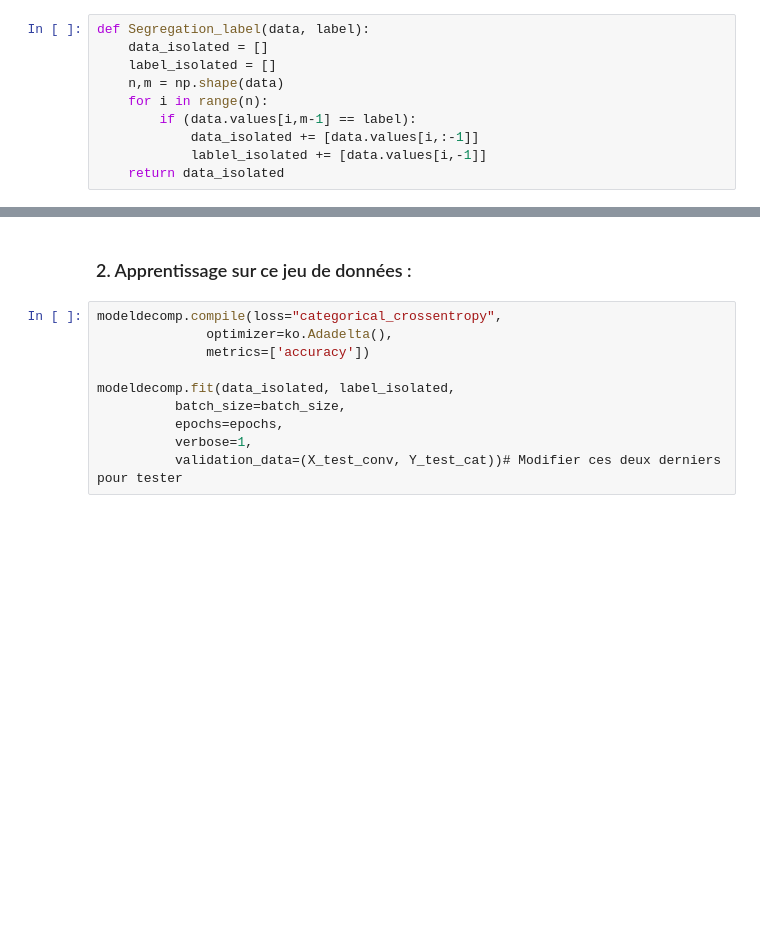
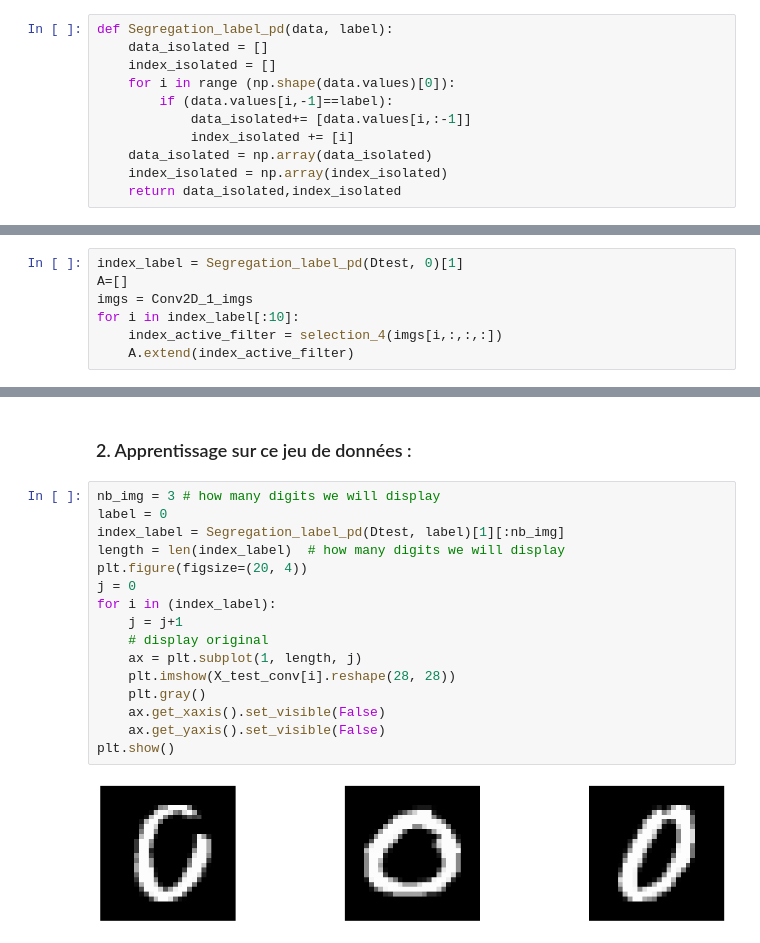
Before and after one commit to rgear/projet_BE, a Jupyter notebook: Mnist_intermediaire.ipynb, the cells around one changed output, grey strips where cells are left out. Saved outputs shown, nothing was run; the diff lists cells and outputs as text; blank space fills up the shorter version.

```diff
--- a/Mnist_intermediaire.ipynb
+++ b/Mnist_intermediaire.ipynb
@@ -382,12 +356,13 @@ plt.show()
 # %% [markdown]
 ### 1. Isolement des données :
 # %%
-def Segregation_label(data, label):
+def Segregation_label_pd(data, label):
     data_isolated = []
-    label_isolated = []
-    n,m = np.shape(data)
-    for i in range(n):
-        if (data.values[i,m-1] == label):
-            data_isolated += [data.values[i,:-1]]
-            lablel_isolated += [data.values[i,-1]]
-    return data_isolated
+    index_isolated = []
+    for i in range (np.shape(data.values)[0]):
+        if (data.values[i,-1]==label):
+            data_isolated+= [data.values[i,:-1]]
+            index_isolated += [i]
+    data_isolated = np.array(data_isolated)
+    index_isolated = np.array(index_isolated)
+    return data_isolated,index_isolated
@@ -406,0 +369,7 @@ NotebookApp.rate_limit_window=3.0 (secs)
+# %%
+index_label = Segregation_label_pd(Dtest, 0)[1]
+A=[]
+imgs = Conv2D_1_imgs
+for i in index_label[:10]:
+    index_active_filter = selection_4(imgs[i,:,:,:])
+    A.extend(index_active_filter)
@@ -407,12 +396,20 @@ NotebookApp.rate_limit_window=3.0 (secs)
 # %% [markdown]
 ### 2. Apprentissage sur ce jeu de données :
-# %%
-modeldecomp.compile(loss="categorical_crossentropy",
-              optimizer=ko.Adadelta(),
-              metrics=['accuracy'])
-
-modeldecomp.fit(data_isolated, label_isolated,
-          batch_size=batch_size,
-          epochs=epochs,
-          verbose=1,
-          validation_data=(X_test_conv, Y_test_cat))# Modifier ces deux derniers pour tester
+# %%
+nb_img = 3 # how many digits we will display
+label = 0
+index_label = Segregation_label_pd(Dtest, label)[1][:nb_img]
+length = len(index_label)  # how many digits we will display
+plt.figure(figsize=(20, 4))
+j = 0
+for i in (index_label):
+    j = j+1
+    # display original
+    ax = plt.subplot(1, length, j)
+    plt.imshow(X_test_conv[i].reshape(28, 28))
+    plt.gray()
+    ax.get_xaxis().set_visible(False)
+    ax.get_yaxis().set_visible(False)
+plt.show()
+# %% [output]
+[figure, added]
```
Also changed, not shown: parts of 17 cells of this notebook.
